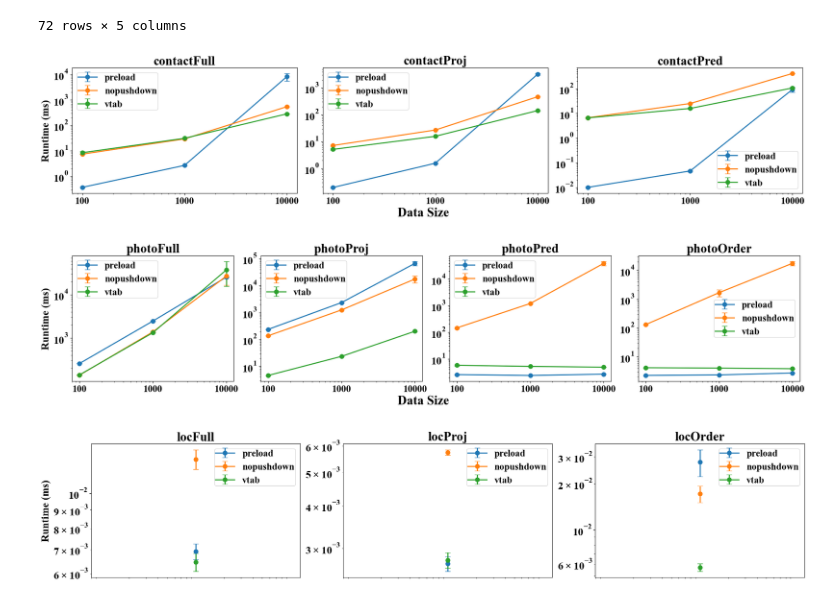
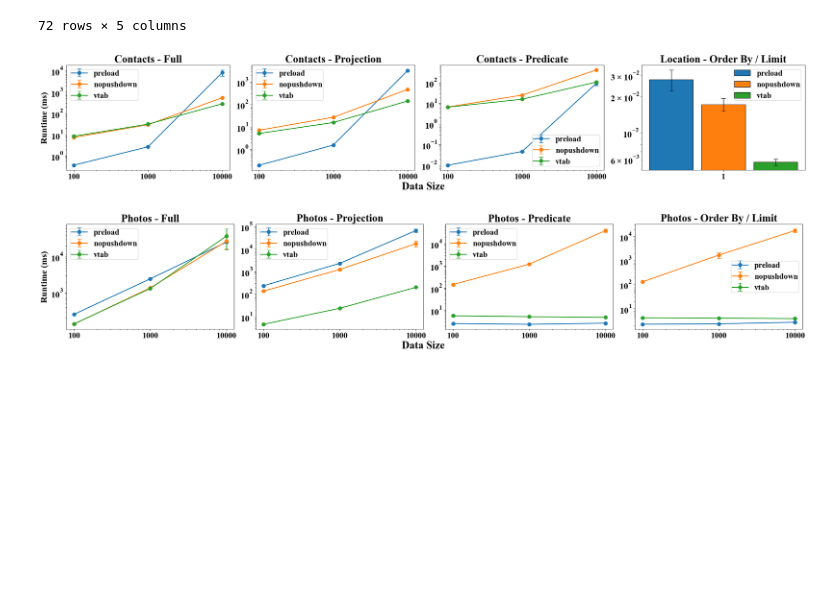
Before and after one commit to youny626/AppleEscrow, a Jupyter notebook: Benchmark/plot_bench.ipynb, the cells around one changed output. Drawn from its saved outputs; the diff is of its cells as text; code cells hidden in the pictures; blank space fills up the shorter version.

```diff
--- a/Benchmark/plot_bench.ipynb
+++ b/Benchmark/plot_bench.ipynb
@@ -101,13 +121,8 @@ def plot_group(queries):
     plt.show()
     plt.close()
 # %%
-plot_group(['contactFull', 'contactProj', 'contactPred'])
-# plt.savefig('figures/contact.png')
-plot_group(['photoFull', 'photoProj', 'photoPred', 'photoOrder'])
-# plt.savefig('figures/photo.png')
-plot_group(['locFull', 'locProj', 'locOrder'])
-# plt.savefig('figures/loc.png')
+plot_group(['Contacts - Full', 'Contacts - Projection', 'Contacts - Predicate', 'Location - Order By / Limit'], fig_slug='contacts_and_location')
+plot_group(['Photos - Full', 'Photos - Projection', 'Photos - Predicate', 'Photos - Order By / Limit'], fig_slug='photos')
 # %% [output]
-[figure, old version]
+[figure, new version]
-[figure, old version]
+[figure, new version]
-[figure, removed]
```
Also changed, not shown: parts of 1 cell of this notebook, 15 other files.
